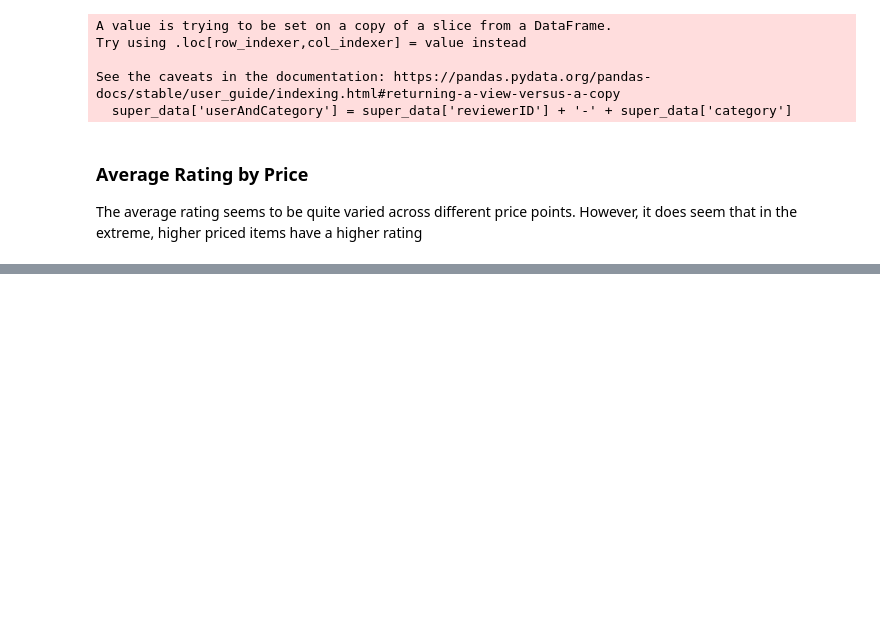
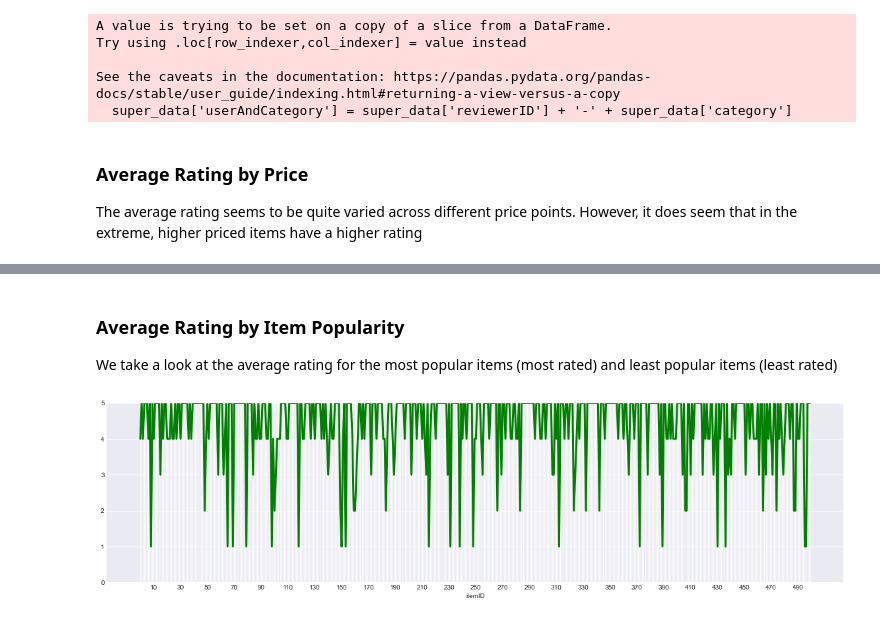
Before and after one commit to MattB17/AmazonRecommenderSystem, a Jupyter notebook: Exploration.ipynb, the cells around one changed output, grey strips where cells are left out. Cells and saved outputs as stored; diff of their text form; code cells hidden in the pictures; blank space fills up the shorter version.

Commit message:
Adding some exploratory analysis for average rating based on popularity of item and average rating based on how frequent a reviewer reviews

```diff
--- a/Exploration.ipynb
+++ b/Exploration.ipynb
@@ -225,0 +226,48 @@ plt.show()
+# %% [markdown]
+### Average Rating by Item Popularity
+
+We take a look at the average rating for the most popular items (most rated) and least popular items (least rated)
+# %%
+def visualize_grouped_ratings(grouped_ratings, color='green'):
+    """Creates a visual of the ratings in `grouped_ratings`.
+
+    Assumes `grouped_ratings` is sorted in ascending order of the
+    number of ratings. Thegroups could be books or users. And records
+    at the start of the list correspond to groups that have fewer
+    associated ratings.
+
+    Parameters
+    ----------
+    grouped_ratings: np.array
+        An numpy array of average ratings by group.
+    color: str
+        The color used for the line in the plot. The
+        default is 'green'
+
+    Returns
+    -------
+    None
+
+    """
+    tick_labels = [str(i) if i % 20 == 10 else '' for i in range(len(grouped_ratings))]
+
+    plt.figure(figsize=(20,5))
+    grouped_ratings.plot(color=color, linewidth=3)
+    plt.xticks(range(len(grouped_ratings)), tick_labels)
+    plt.ylim(0, 5)
+    plt.show()
+# %%
+grouped_items = analysis_df.groupby(analysis_df['itemID'])['overall'].mean()
+# %%
+grouped_item_count = analysis_df.groupby(analysis_df['itemID'])['overall'].count()
+grouped_item_count = grouped_item_count.sort_values()
+
+least_popular_items = grouped_item_count[:500].index
+most_popular_items = grouped_item_count[-500:].index
+
+least_popular_item_ratings = grouped_items[grouped_items.index.isin(least_popular_items)]
+most_popular_item_ratings = grouped_items[grouped_items.index.isin(most_popular_items)]
+# %%
+visualize_grouped_ratings(least_popular_item_ratings)
+# %% [output]
+[figure, added]
```
Also changed, not shown: parts of 10 cells of this notebook, 3 other files.
